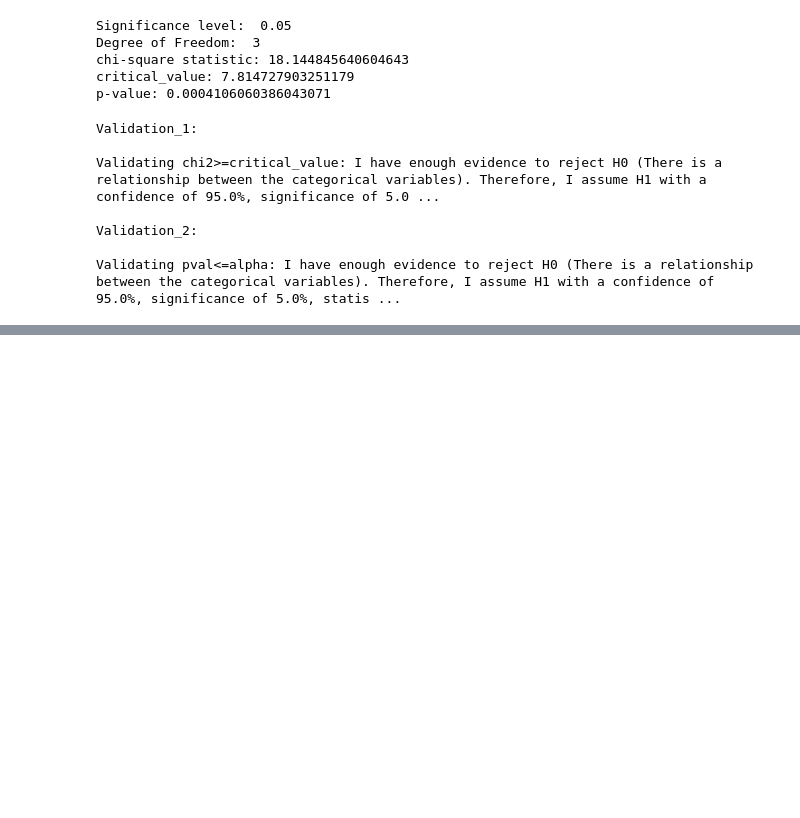
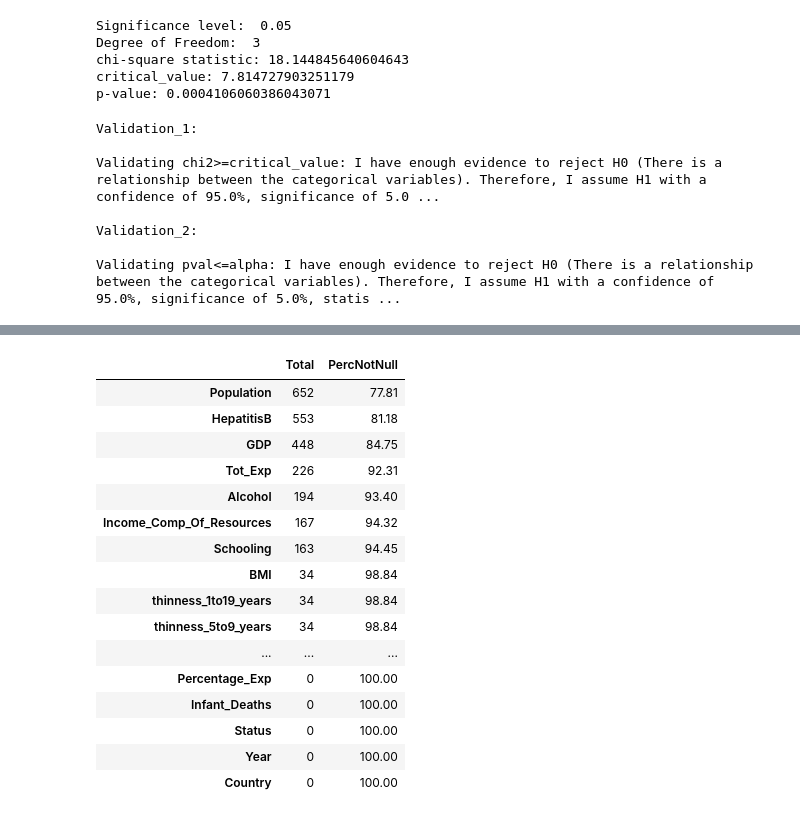
Before and after one commit to lveagithub/barcelonads, a Jupyter notebook: ThirdAssigment/Assignment_III.ipynb, the cells around one changed output, grey strips where cells are left out. Drawn from its saved outputs; the diff is of its cells as text; code cells hidden in the pictures; blank space fills up the shorter version.

```diff
--- a/ThirdAssigment/Assignment_III.ipynb
+++ b/ThirdAssigment/Assignment_III.ipynb
@@ -695,0 +703,2 @@ Validating pval<=alpha: I have enough evidence to reject H0 (There is a relation
+# %%
+dfLifeExpectancyWho = pd.read_csv(r'life_expectancy_who/Life Expectancy Data.csv')
@@ -695,0 +739,20 @@ Validating pval<=alpha: I have enough evidence to reject H0 (There is a relation
+# %%
+#Renaming the columns, basically eliminating the inter-spaces by adding underscores
+dfLifeExpectancyWho = dfLifeExpectancyWho.rename(
+    columns={
+        " BMI ": "BMI",
+        "Life expectancy ": "Life_Expectancy",
+        "Adult Mortality": "Adult_Mortality",
+        "infant deaths": "Infant_Deaths",
+        "percentage expenditure": "Percentage_Exp",
+        "Hepatitis B": "HepatitisB",
+        "Measles ": "Measles",
+        "under-five deaths ": "Under_Five_Deaths",
+        "Diphtheria ": "Diphtheria",
+        " HIV/AIDS": "HIV/AIDS",
+        " thinness  1-19 years": "thinness_1to19_years",
+        " thinness 5-9 years": "thinness_5to9_years",
+        "Income composition of resources": "Income_Comp_Of_Resources",
+        "Total expenditure": "Tot_Exp",
+    }
+)
@@ -695,0 +801,21 @@ Validating pval<=alpha: I have enough evidence to reject H0 (There is a relation
+# %%
+#Checking out nulls: Location is not clean at all!
+get_nulls_data(dfLifeExpectancyWho)
+# %% [output]
+|  | Total | PercNotNull |
+| Population | 652 | 77.81 |
+| HepatitisB | 553 | 81.18 |
+| GDP | 448 | 84.75 |
+| Tot_Exp | 226 | 92.31 |
+| Alcohol | 194 | 93.40 |
+| Income_Comp_Of_Resources | 167 | 94.32 |
+| Schooling | 163 | 94.45 |
+| BMI | 34 | 98.84 |
+| thinness_1to19_years | 34 | 98.84 |
+| thinness_5to9_years | 34 | 98.84 |
+| ... | ... | ... |
+| Percentage_Exp | 0 | 100.00 |
+| Infant_Deaths | 0 | 100.00 |
+| Status | 0 | 100.00 |
+| Year | 0 | 100.00 |
+| Country | 0 | 100.00 |
```
Also changed, not shown: parts of 13 cells of this notebook, 2 other files.
